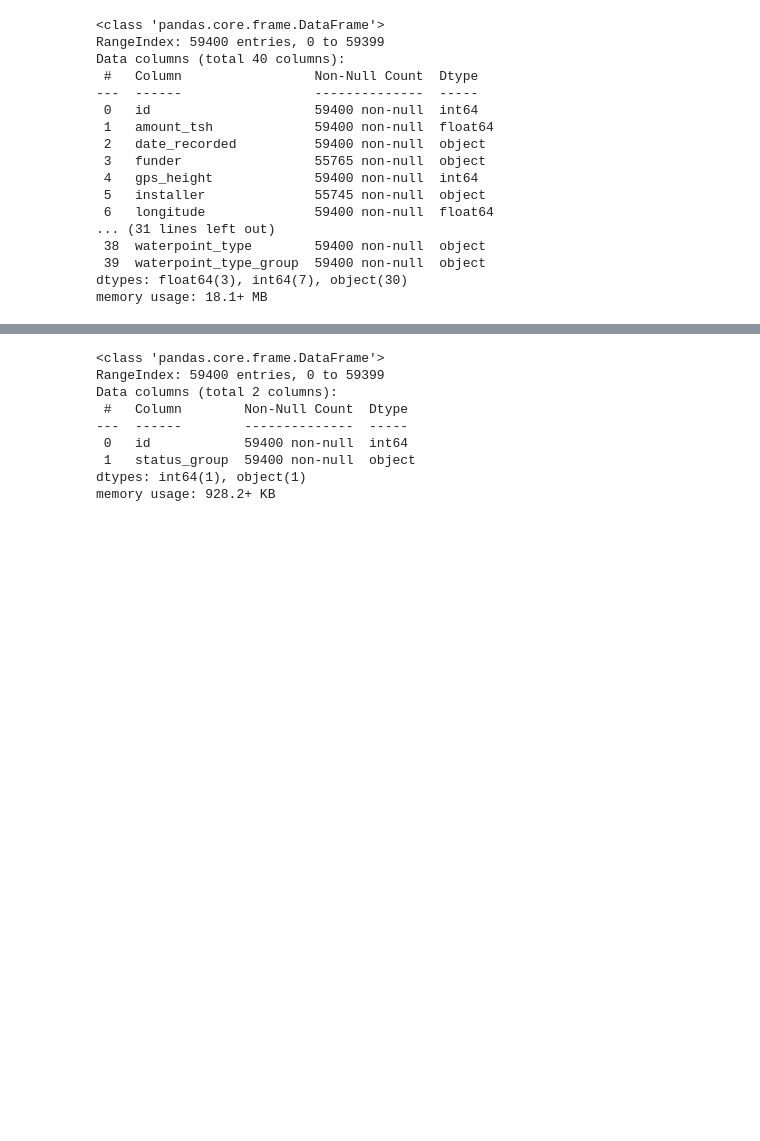
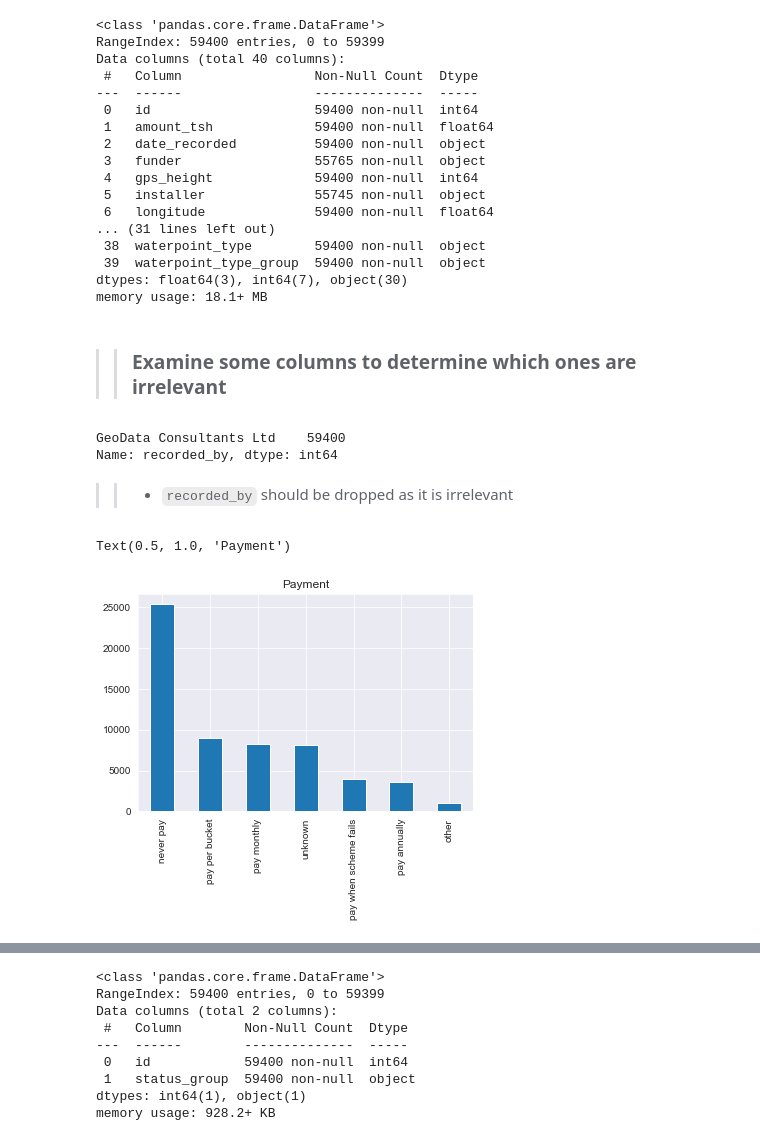
Before and after one commit to R3TR0Quan/tanzania-wells-classification, a Jupyter notebook: explore.ipynb, the cells around one changed output, grey strips where cells are left out. Drawn from its saved outputs; the diff is of its cells as text; code cells hidden in the pictures; blank space fills up the shorter version.

```diff
--- a/explore.ipynb
+++ b/explore.ipynb
@@ -39,3 +45,20 @@ Data columns (total 40 columns):
  39  waterpoint_type_group  59400 non-null  object
 dtypes: float64(3), int64(7), object(30)
 memory usage: 18.1+ MB
+# %% [markdown]
+>> ### Examine some columns to determine which ones are irrelevant
+# %%
+#examine 'recorded_by'
+train_set['recorded_by'].value_counts()
+# %% [output]
+GeoData Consultants Ltd    59400
+Name: recorded_by, dtype: int64
+# %% [markdown]
+>> * `recorded_by` should be dropped as it is irrelevant
+# %%
+#Examine 'payment'
+train_set['payment'].value_counts().plot(kind='bar')
+plt.title('Payment')
+# %% [output]
+Text(0.5, 1.0, 'Payment')
+[figure, added]
```
Also changed, not shown: parts of 15 cells of this notebook, 1 other file.
